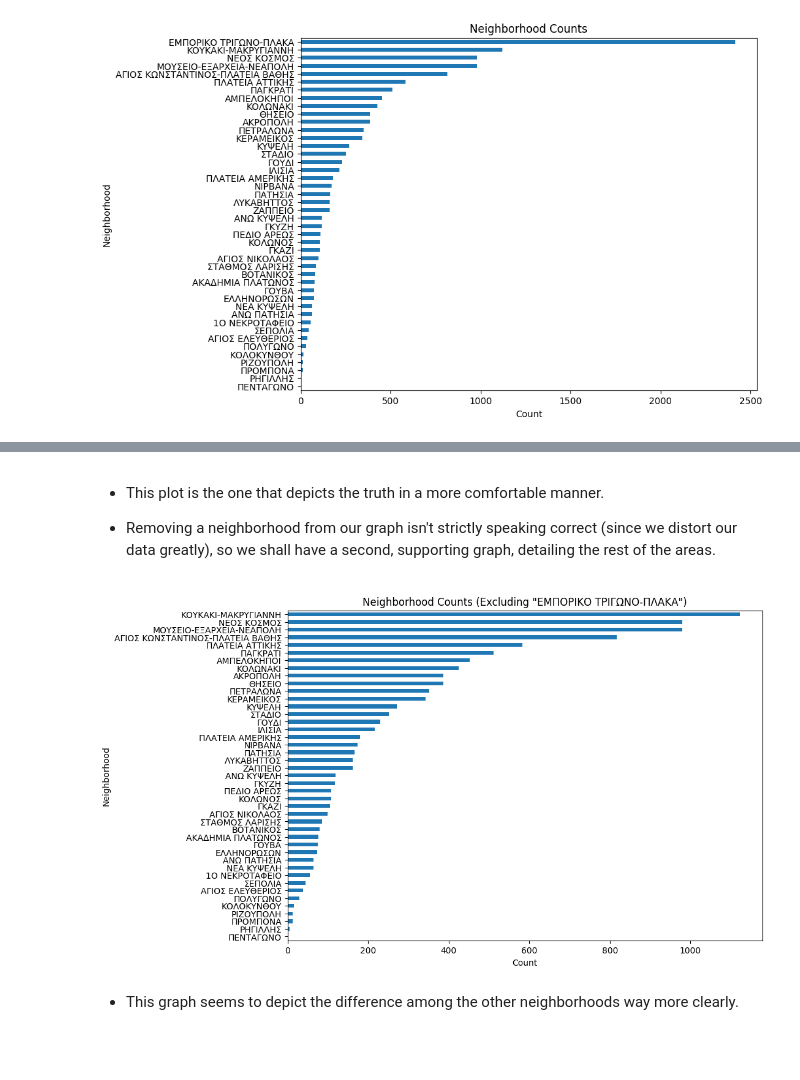
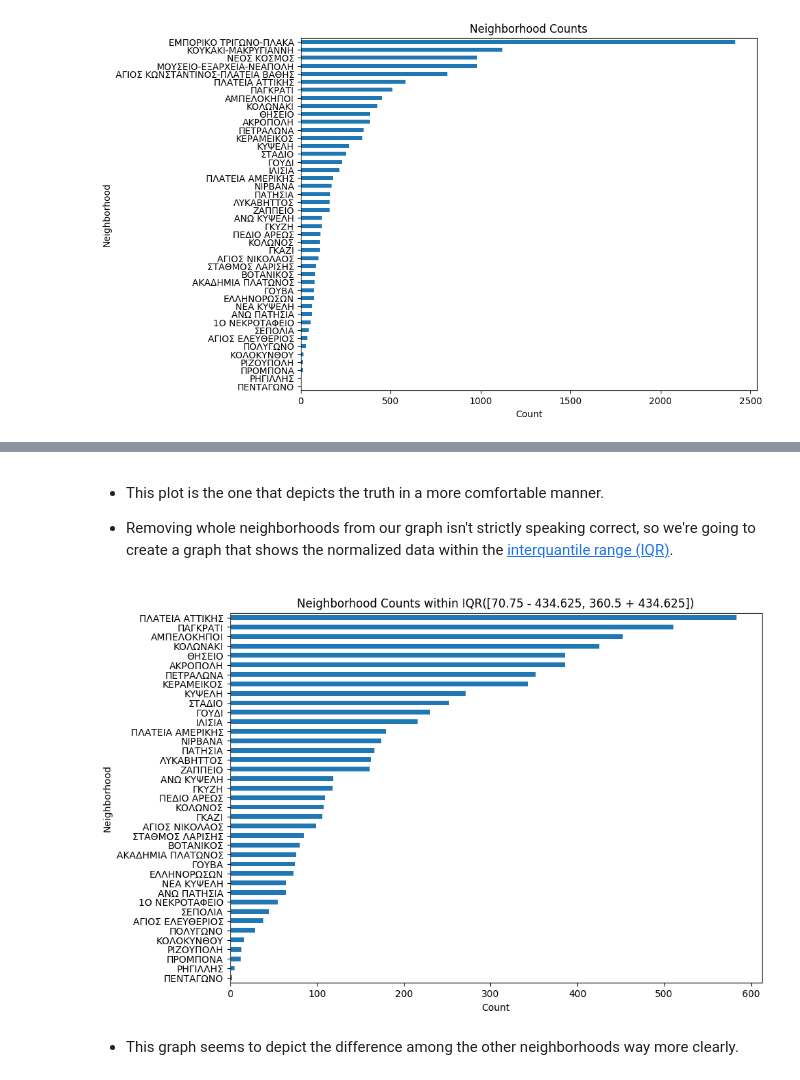
Before and after one commit to Mike-gag/AirBnBMarketAnalysis, a Jupyter notebook: airbnb_8200234_final.ipynb, the cells around one changed output, grey strips where cells are left out. Drawn from its saved outputs; the diff is of its cells as text; code cells hidden in the pictures; blank space fills up the shorter version.

```diff
--- a/airbnb_8200234_final.ipynb
+++ b/airbnb_8200234_final.ipynb
@@ -101,19 +137,23 @@ _ = plt.ylabel('Neighborhood')
 # %% [markdown]
 * This plot is the one that depicts the truth in a more comfortable manner.
 
-* Removing a neighborhood from our graph isn't strictly speaking correct (since we distort our data greatly), so we shall have a second, supporting graph, detailing the rest of the areas.
+* Removing whole neighborhoods from our graph isn't strictly speaking correct, so we're going to create a graph that shows the normalized data within the [interquantile range (IQR)](https://en.wikipedia.org/wiki/Interquartile_range).
-# %%
-neighborhood_counts = listings[listings['neighbourhood'] != 'ΕΜΠΟΡΙΚΟ ΤΡΙΓΩΝΟ-ΠΛΑΚΑ']['neighbourhood'].value_counts()
-
-neighborhood_counts = neighborhood_counts.sort_values(ascending=True)
-
-# Create the bar chart with neighborhoods on the vertical axis
-plt.figure(figsize=(10, 7))  # You can adjust the figure size as needed
-neighborhood_counts.plot(kind='barh')  # Use 'barh' for horizontal bar chart
-plt.title('Neighborhood Counts (Excluding "ΕΜΠΟΡΙΚΟ ΤΡΙΓΩΝΟ-ΠΛΑΚΑ")')
-plt.xlabel('Count')
-_ = plt.ylabel('Neighborhood')
-# %% [output]
-[figure, removed]
+# %%
+#find 25% and 75% quantiles
+Q1 = neighborhood_counts.quantile(0.25)
+Q3 = neighborhood_counts.quantile(0.75)
+#calculate IQR
+IQR = Q3 - Q1
+#filter our data that falls between IQR requirements
+filtered_neighborhood_counts = neighborhood_counts[(neighborhood_counts >= (Q1 - (1.5*IQR))) & (neighborhood_counts <= (Q3 + (1.5*IQR)))]
+#create our plot
+plt.figure(figsize=(10, 7))
+filtered_neighborhood_counts.plot(kind='barh')
+plt.title(f'Neighborhood Counts within IQR([{Q1} - {1.5*IQR}, {Q3} + {1.5*IQR}])')
+plt.xlabel('Count')
+plt.ylabel('Neighborhood')
+_ = plt.show()
+# %% [output]
+[figure, added]
 # %% [markdown]
 * This graph seems to depict the difference among the other neighborhoods way more clearly.
```
Also changed, not shown: parts of 111 cells of this notebook, 1 other file.
